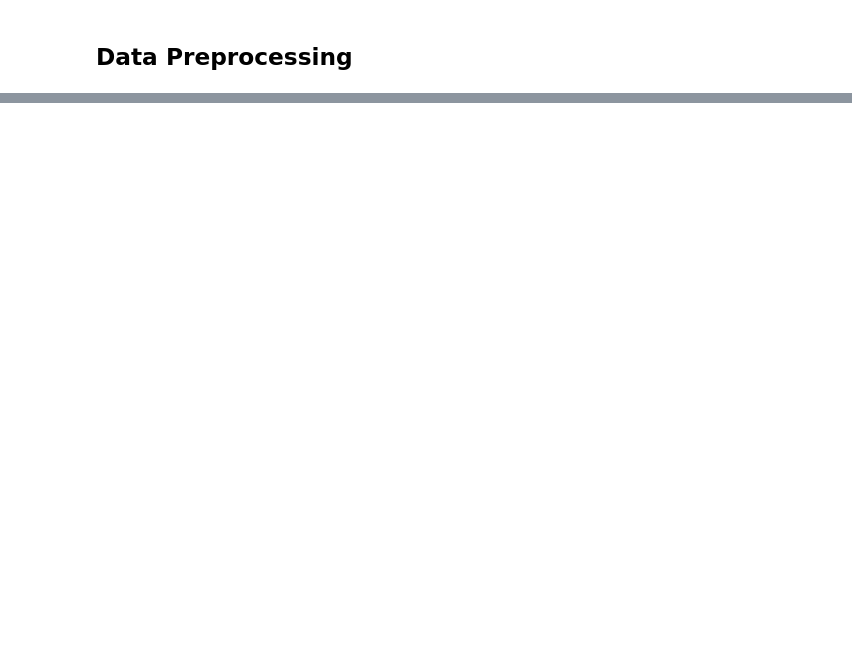
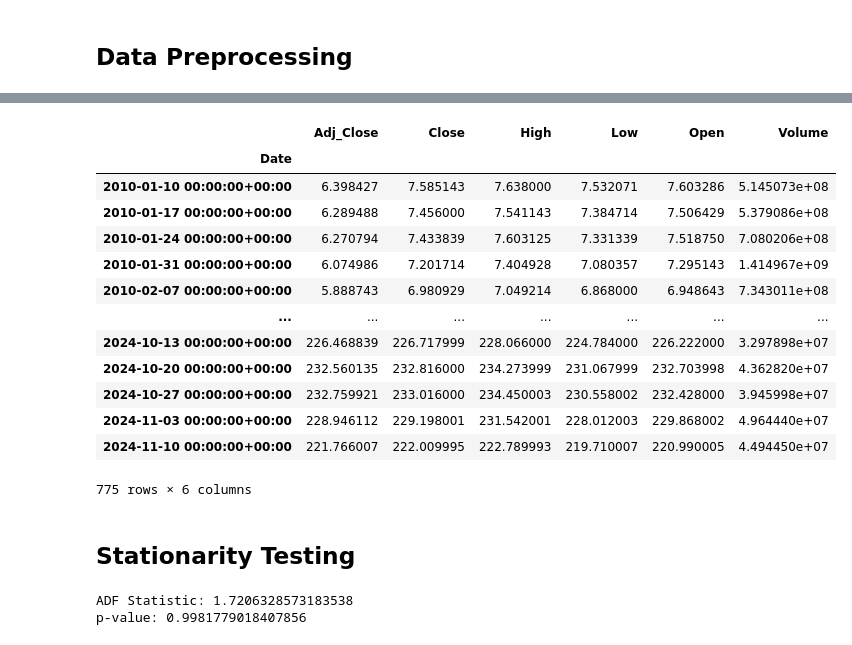
Before and after one commit to iamjaraa/Stock-Price-Prediction, a Jupyter notebook: Apple_Stock_2010.ipynb, the cells around one changed output, grey strips where cells are left out. Drawn from its saved outputs; the diff is of its cells as text; code cells hidden in the pictures; blank space fills up the shorter version.

```diff
--- a/Apple_Stock_2010.ipynb
+++ b/Apple_Stock_2010.ipynb
@@ -153,0 +157,2 @@ plt.show()
+# %%
+Apple_Data.rename(columns={'Adj Close': 'Adj_Close'}, inplace=True)
@@ -157,0 +169,21 @@ plt.show()
+# %%
+data_resampled = Apple_Data.resample('W').mean()
+# %%
+data_resampled
+# %% [output]
+|  | Adj_Close | Close | High | Low | Open | Volume |
+| Date |  |  |  |  |  |  |
+| 2010-01-10 00:00:00+00:00 | 6.398427 | 7.585143 | 7.638000 | 7.532071 | 7.603286 | 5.145073e+08 |
+| 2010-01-17 00:00:00+00:00 | 6.289488 | 7.456000 | 7.541143 | 7.384714 | 7.506429 | 5.379086e+08 |
+| 2010-01-24 00:00:00+00:00 | 6.270794 | 7.433839 | 7.603125 | 7.331339 | 7.518750 | 7.080206e+08 |
+| 2010-01-31 00:00:00+00:00 | 6.074986 | 7.201714 | 7.404928 | 7.080357 | 7.295143 | 1.414967e+09 |
+| 2010-02-07 00:00:00+00:00 | 5.888743 | 6.980929 | 7.049214 | 6.868000 | 6.948643 | 7.343011e+08 |
+| ... | ... | ... | ... | ... | ... | ... |
+| 2024-10-13 00:00:00+00:00 | 226.468839 | 226.717999 | 228.066000 | 224.784000 | 226.222000 | 3.297898e+07 |
+| 2024-10-20 00:00:00+00:00 | 232.560135 | 232.816000 | 234.273999 | 231.067999 | 232.703998 | 4.362820e+07 |
+| 2024-10-27 00:00:00+00:00 | 232.759921 | 233.016000 | 234.450003 | 230.558002 | 232.428000 | 3.945998e+07 |
+| 2024-11-03 00:00:00+00:00 | 228.946112 | 229.198001 | 231.542001 | 228.012003 | 229.868002 | 4.964440e+07 |
+| 2024-11-10 00:00:00+00:00 | 221.766007 | 222.009995 | 222.789993 | 219.710007 | 220.990005 | 4.494450e+07 |
+775 rows × 6 columns
+# %% [markdown]
+## Stationarity Testing
@@ -157,0 +194,11 @@ plt.show()
+# %%
+column_to_test = data_resampled['Adj_Close']
+
+# Apply the ADF test on the selected column
+result = adfuller(column_to_test.dropna())  # dropna() to avoid NaN values
+
+print(f'ADF Statistic: {result[0]}')
+print(f'p-value: {result[1]}')
+# %% [output]
+ADF Statistic: 1.7206328573183538
+p-value: 0.9981779018407856
```
Also changed, not shown: parts of 12 cells of this notebook.
